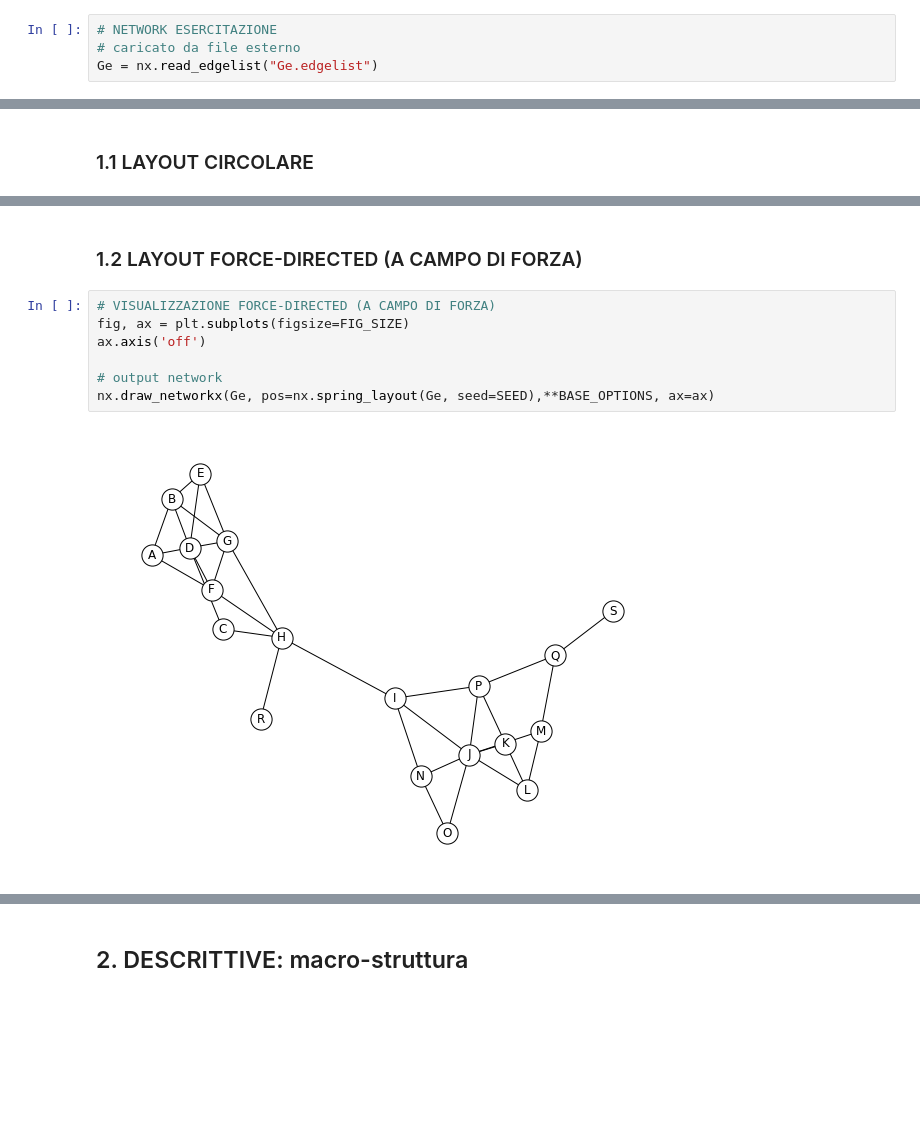
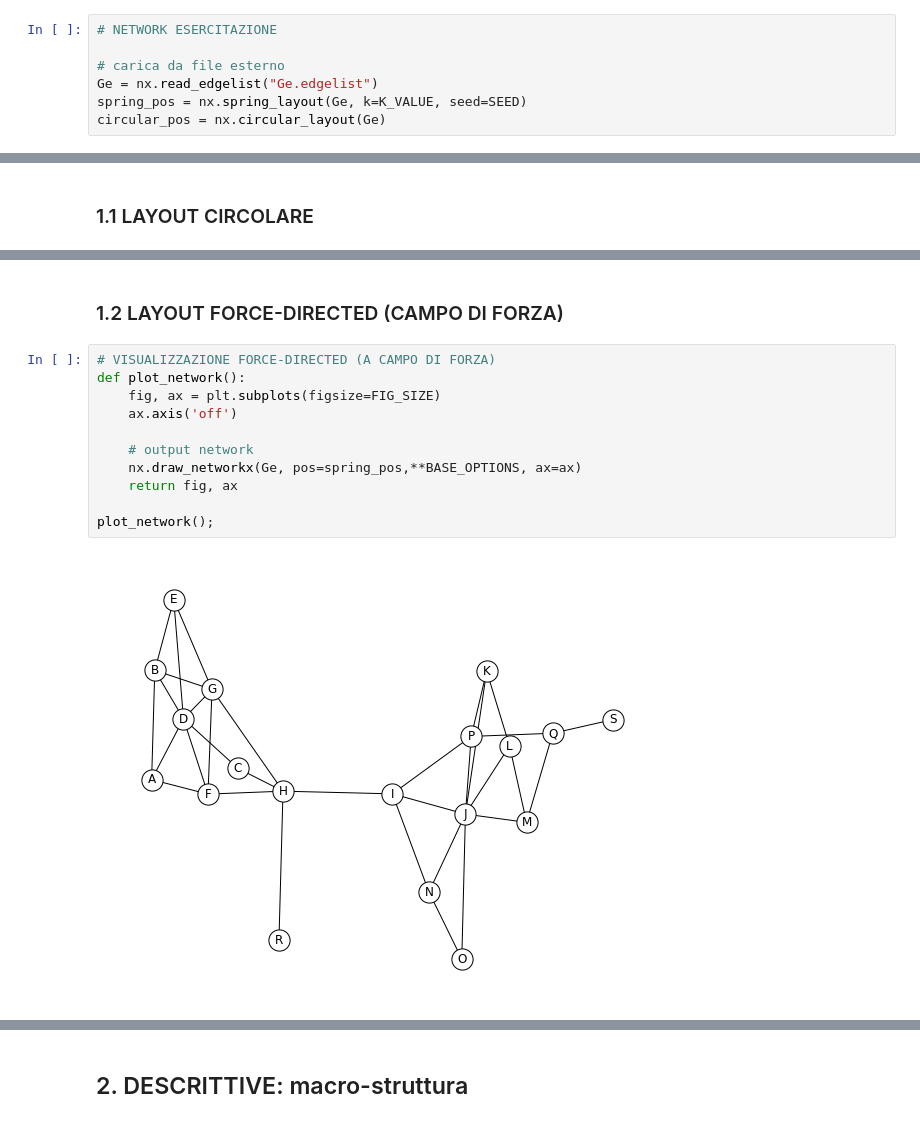
Before and after one commit to alkaest2002/ABGrid, a Jupyter notebook: materials/course 101/esercitazione.ipynb, the cells around one changed output, grey strips where cells are left out. Drawn from its saved outputs; the diff is of its cells as text; blank space fills up the shorter version.

```diff
--- a/materials/course 101/esercitazione.ipynb
+++ b/materials/course 101/esercitazione.ipynb
@@ -72,7 +88,10 @@ nx.draw_networkx(Gd, pos, **options, ax=ax);
 # %%
 # NETWORK ESERCITAZIONE
-# caricato da file esterno
+
+# carica da file esterno
 Ge = nx.read_edgelist("Ge.edgelist")
+spring_pos = nx.spring_layout(Ge, k=K_VALUE, seed=SEED)
+circular_pos = nx.circular_layout(Ge)
 # %% [markdown]
 ## 1. VISUALIZZAZIONE DEL NETWORK
 # %% [markdown]
@@ -87,14 +106,18 @@ nx.draw_networkx(Ge, pos=nx.circular_layout(Ge), **BASE_OPTIONS, ax=ax)
 # %% [output]
 [figure]
 # %% [markdown]
-### 1.2 LAYOUT FORCE-DIRECTED (A CAMPO DI FORZA)
+### 1.2 LAYOUT FORCE-DIRECTED (CAMPO DI FORZA)
 # %%
 # VISUALIZZAZIONE FORCE-DIRECTED (A CAMPO DI FORZA)
-fig, ax = plt.subplots(figsize=FIG_SIZE)
-ax.axis('off')
+def plot_network():
+    fig, ax = plt.subplots(figsize=FIG_SIZE)
+    ax.axis('off')
 
-# output network
-nx.draw_networkx(Ge, pos=nx.spring_layout(Ge, seed=SEED),**BASE_OPTIONS, ax=ax)
+    # output network
+    nx.draw_networkx(Ge, pos=spring_pos,**BASE_OPTIONS, ax=ax)
+    return fig, ax
+
+plot_network();
 # %% [output]
-[figure, old version]
+[figure, new version]
 # %% [markdown]
```
Also changed, not shown: parts of 34 cells of this notebook.
